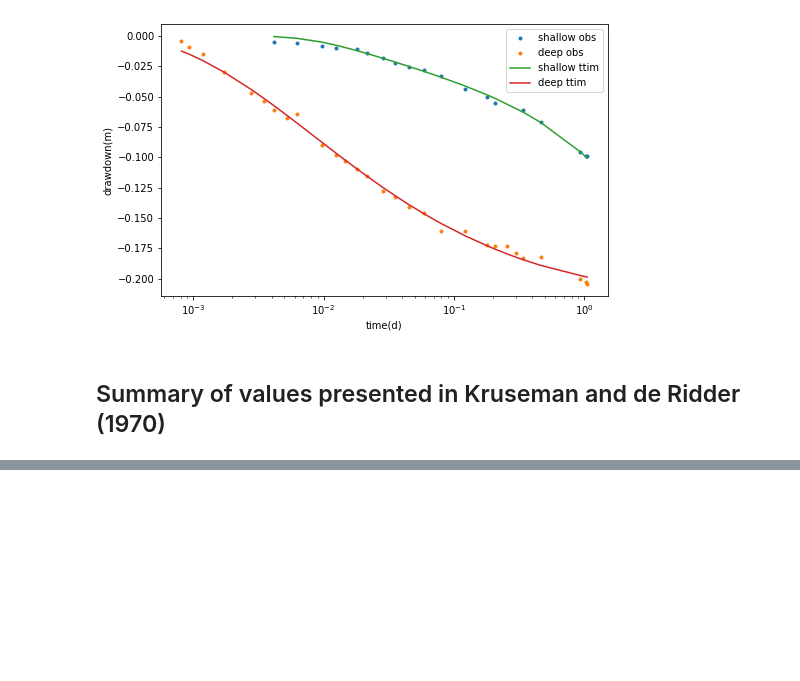
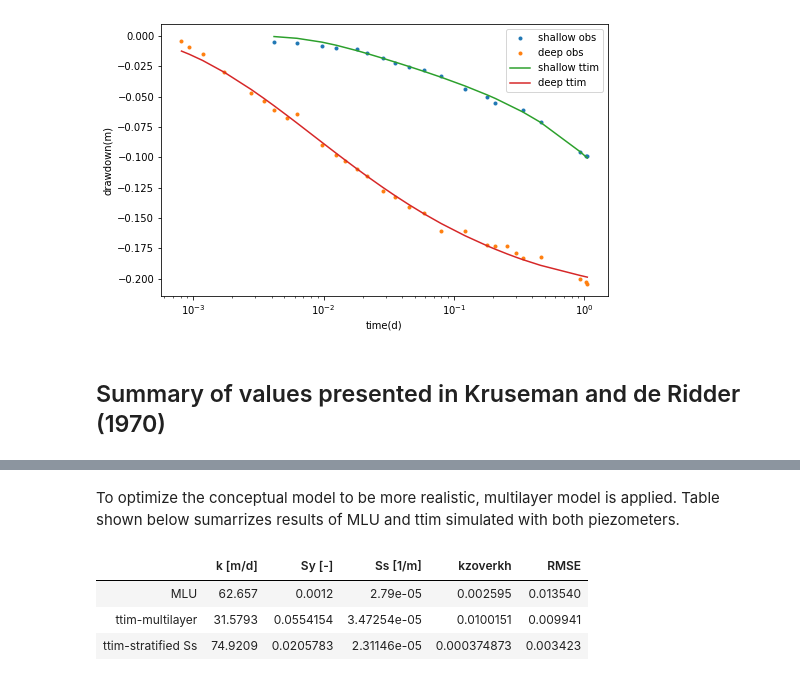
Before and after one commit to mbakker7/ttim, a Jupyter notebook: pumpingtest_benchmarks/3_test_of_vennebulten.ipynb, the cells around one changed output, grey strips where cells are left out. Cells and saved outputs as stored; diff of their text form; code cells hidden in the pictures; blank space fills up the shorter version.

```diff
--- a/pumpingtest_benchmarks/5_test_of_vennebulten.ipynb
+++ b/pumpingtest_benchmarks/3_test_of_vennebulten.ipynb
@@ -287,0 +285,16 @@ t
+# %% [markdown]
+To optimize the conceptual model to be more realistic, multilayer model is applied. Table shown below sumarrizes results of MLU and ttim simulated with both piezometers.
+# %%
+t2 = pd.DataFrame(columns=['k [m/d]', 'Sy [-]', 'Ss [1/m]','kzoverkh'], \
+                 index=['MLU', 'ttim-multilayer', 'ttim-stratified Ss'])
+t2.loc['MLU'] = [62.657, 0.0012, 2.790e-05, 0.002595]
+t2.loc['ttim-multilayer'] = ca_3.parameters['optimal'].values
+t2.iloc[2, 0:2] = ca_4.parameters['optimal'].values[0:2]
+t2.iloc[2, 2:4] = ca_4.parameters['optimal'].values[3:5]
+t2['RMSE'] = [0.013540, ca_3.rmse(), ca_4.rmse()]
+t2
+# %% [output]
+|  | k [m/d] | Sy [-] | Ss [1/m] | kzoverkh | RMSE |
+| MLU | 62.657 | 0.0012 | 2.79e-05 | 0.002595 | 0.013540 |
+| ttim-multilayer | 31.5793 | 0.0554154 | 3.47254e-05 | 0.0100151 | 0.009941 |
+| ttim-stratified Ss | 74.9209 | 0.0205783 | 2.31146e-05 | 0.000374873 | 0.003423 |
```
Also changed, not shown: parts of 4 cells of this notebook, 4 other files.
